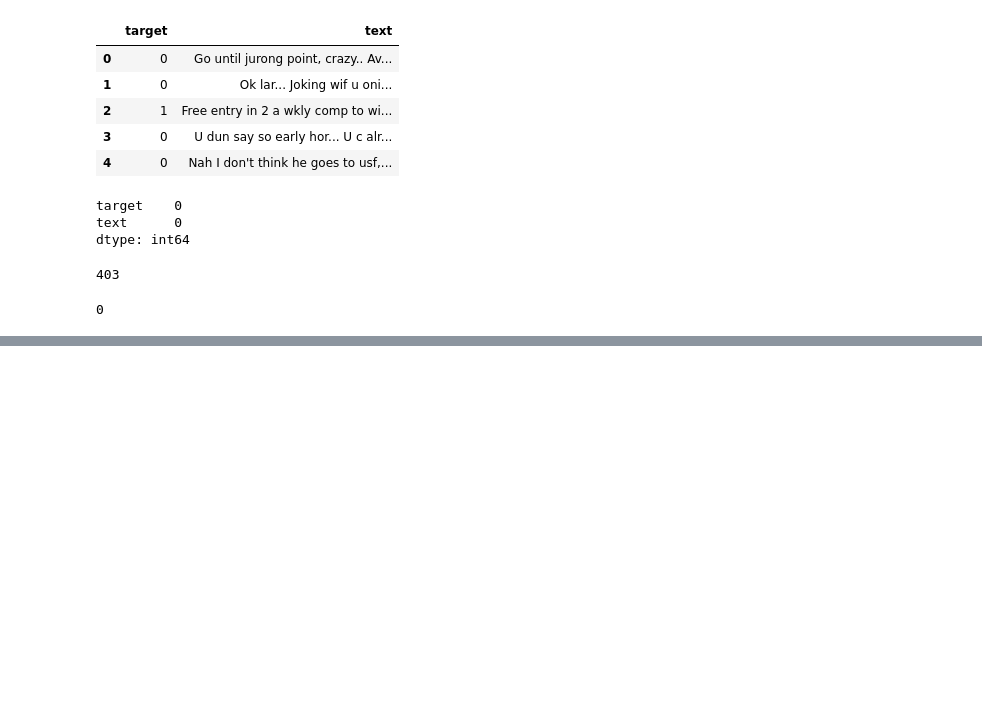
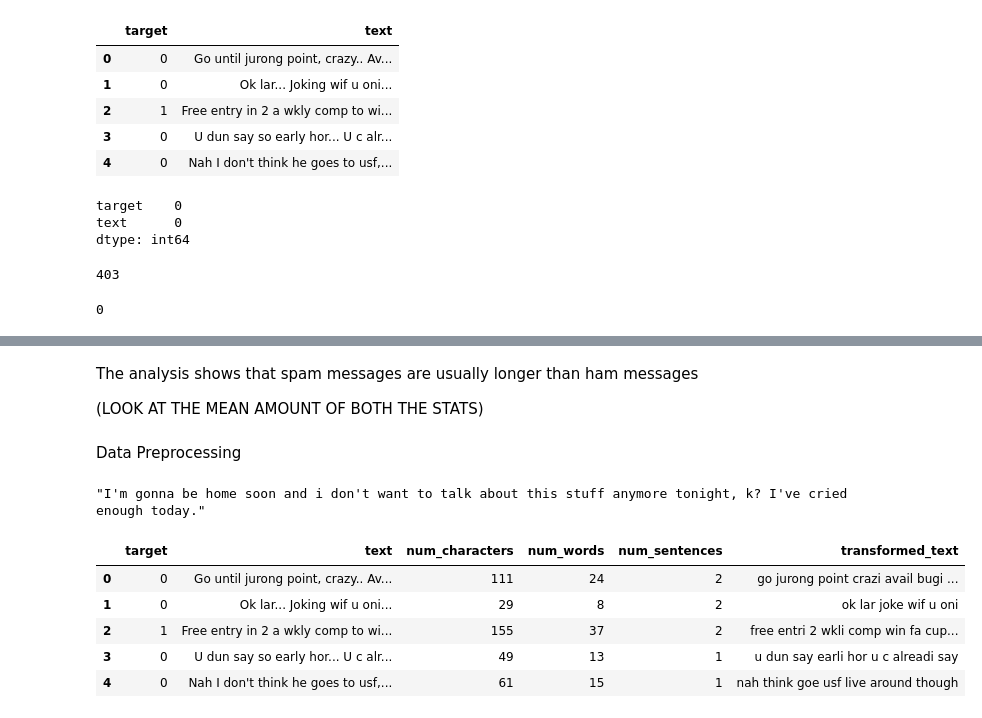
Before and after one commit to ZohaibR30/ISPROJ, a Jupyter notebook: main.ipynb, the cells around one changed output, grey strips where cells are left out. Saved outputs shown, nothing was run; the diff lists cells and outputs as text; code cells hidden in the pictures; blank space fills up the shorter version.

Commit message:
EDA Done, Data cleaning left

```diff
--- a/main.ipynb
+++ b/main.ipynb
@@ -81,0 +133,3 @@ df.duplicated().sum()
+# %%
+# num of words
+df['num_words'] = df['text'].apply(lambda x:len(nltk.word_tokenize(x))) #TAKING OUT NUM OF WORD IN EVERY LINE
@@ -81,0 +145,2 @@ df.duplicated().sum()
+# %%
+df['num_sentences'] = df['text'].apply(lambda x:len(nltk.sent_tokenize(x))) #TAKING OUT NUM OF SENTENCES IN EVERY LINE
@@ -81,0 +194,54 @@ df.duplicated().sum()
+# %% [markdown]
+The analysis shows that spam messages are usually longer than ham messages
+
+(LOOK AT THE MEAN AMOUNT OF BOTH THE STATS)
+# %% [markdown]
+Data Preprocessing
+# %%
+#removing
+import string
+from nltk.corpus import stopwords
+from nltk.stem.porter import PorterStemmer
+
+ps = PorterStemmer()
+
+def transform_text(text):
+    text = text.lower() #lowercase
+    text = nltk.word_tokenize(text) # tokenization
+
+    y = []
+    for i in text:
+        if i.isalnum():
+            y.append(i) #special characters
+
+    text = y[:]
+    y.clear()
+
+    for i in text:
+        if i not in stopwords.words('english') and i not in string.punctuation: #stopwords
+            y.append(i)
+
+    text = y[:]
+    y.clear()
+
+    for i in text:
+        y.append(ps.stem(i))
+
+
+    return " ".join(y)
+# %%
+df['text'][10]
+# %% [output]
+"I'm gonna be home soon and i don't want to talk about this stuff anymore tonight, k? I've cried enough today."
+# %%
+df['transformed_text'] = df['text'].apply(transform_text)
+# %%
+
+df.head()
+# %% [output]
+|  | target | text | num_characters | num_words | num_sentences | transformed_text |
+| 0 | 0 | Go until jurong point, crazy.. Av... | 111 | 24 | 2 | go jurong point crazi avail bugi ... |
+| 1 | 0 | Ok lar... Joking wif u oni... | 29 | 8 | 2 | ok lar joke wif u oni |
+| 2 | 1 | Free entry in 2 a wkly comp to wi... | 155 | 37 | 2 | free entri 2 wkli comp win fa cup... |
+| 3 | 0 | U dun say so early hor... U c alr... | 49 | 13 | 1 | u dun say earli hor u c alreadi say |
+| 4 | 0 | Nah I don't think he goes to usf,... | 61 | 15 | 1 | nah think goe usf live around though |
```
Also changed, not shown: parts of 16 cells of this notebook.
